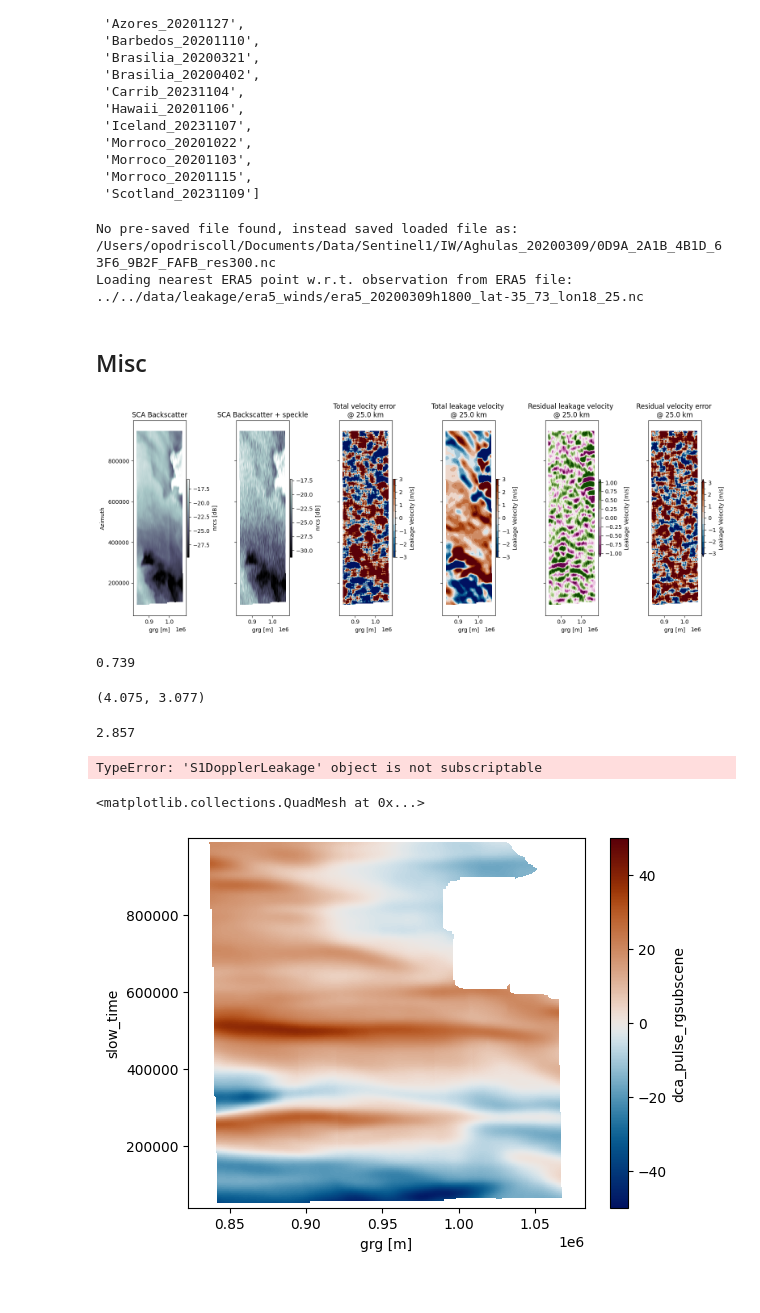
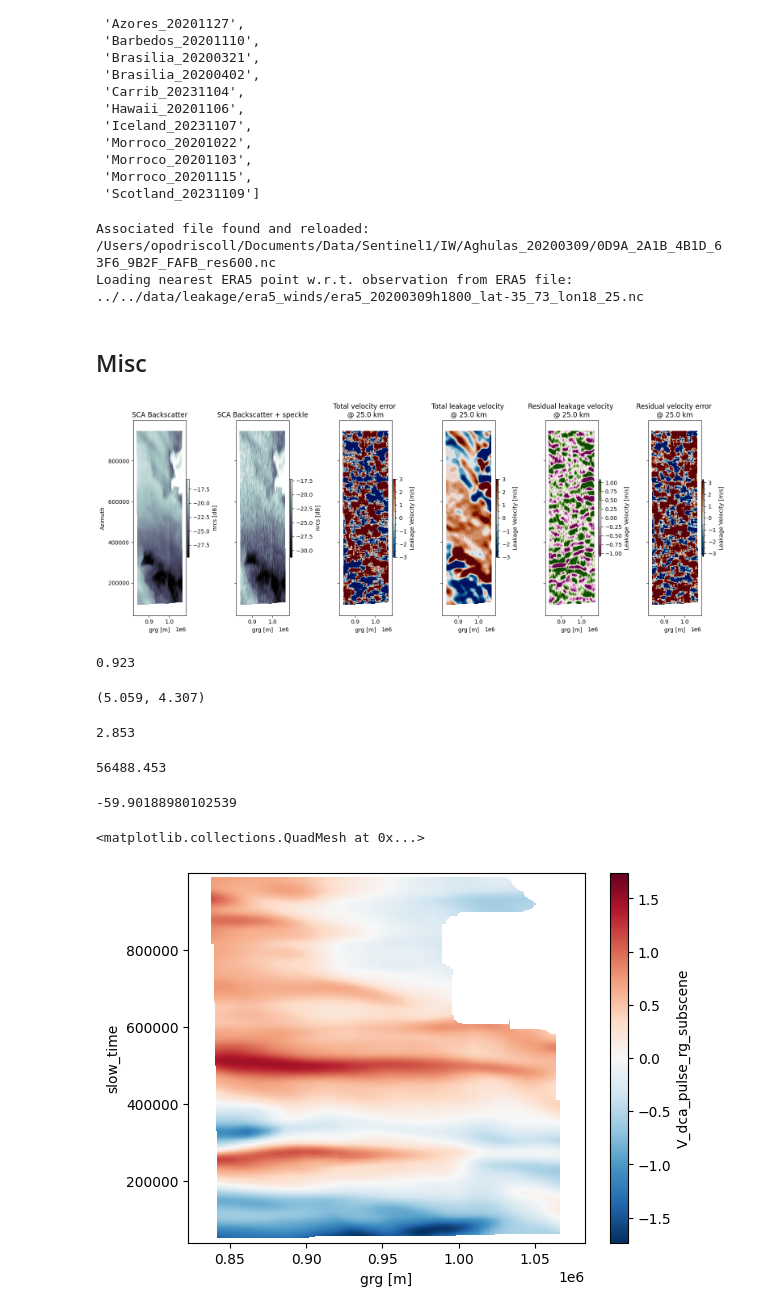
Before and after one commit to owenodriscoll/DopSCA_leakage, a Jupyter notebook: analyses/leakage/process_sentinel1_chain.ipynb, the cells around one changed output. Cells and saved outputs as stored; diff of their text form; code cells hidden in the pictures.

```diff
--- a/analyses/leakage/process_sentinel1_chain.ipynb
+++ b/analyses/leakage/process_sentinel1_chain.ipynb
@@ -62,7 +61,7 @@ test = S1DopplerLeakage(
     az_footprint_cutoff=80_000,
     vx_sat=6_800,
     PRF=4,
-    grid_spacing=300,
+    grid_spacing=600,
     antenna_length=2.87,
     antenna_height=0.32,
     beam_pattern= 'phased_array', #'phased_array', sinc
@@ -91,7 +90,7 @@ test = S1DopplerLeakage(
 # test.compute_leakage_velocity_estimate()
 test.apply()
 # %% [output]
-No pre-saved file found, instead saved loaded file as: /Users/opodriscoll/Documents/Data/Sentinel1/IW/Aghulas_20200309/0D9A_2A1B_4B1D_63F6_9B2F_FAFB_res300.nc
+Associated file found and reloaded: /Users/opodriscoll/Documents/Data/Sentinel1/IW/Aghulas_20200309/0D9A_2A1B_4B1D_63F6_9B2F_FAFB_res600.nc
 Loading nearest ERA5 point w.r.t. observation from ERA5 file: ../../data/leakage/era5_winds/era5_20200309h1800_lat-35_73_lon18_25.nc
 # %% [markdown]
 ## Misc
@@ -143,25 +142,23 @@ _ = [ax.axes.set_aspect('equal') for ax in axes.ravel()]
 
 plt.tight_layout()
 # %% [output]
-[figure, old version]
+[figure, new version]
 # %%
 func_rmse = lambda x, rounding=3:  np.round(np.sqrt(np.mean(x**2)).values*1, rounding)
 func_rmse(net_leakage)
 # %% [output]
-0.739
+0.923
 # %%
 func_rmse(test.data.V_sigma_subscene * plot_cut), func_rmse(net_velocity_error)
 # %% [output]
-(4.075, 3.077)
+(5.059, 4.307)
 # %%
 func_rmse(test.data.V_leakage_pulse_rg_subscene)
 # %% [output]
-2.857
+2.853
 # %%
 data_dir_dca = "/Users/opodriscoll/Documents/Data/Sentinel1/DCA/"
 files_dca = glob.glob(f"{data_dir_dca+scenario}/*.nc")
 # files_dca = [file for file in files_dca if 'S1A' in file]
 files_dca
-a = add_dca_to_leakage_class(test, files_dca=files_dca)
+add_dca_to_leakage_class(test, files_dca=files_dca)
-# %% [output]
-TypeError: 'S1DopplerLeakage' object is not subscriptable
@@ -168,5 +167,13 @@ TypeError: 'S1DopplerLeakage' object is not subscriptable
+# %%
+np.nansum(((test.data.V_dca_pulse_rg_subscene - test.data.V_dca_pulse_rg_subscene.mean())**2).compute())
+# %% [output]
+56488.453
+# %%
+t#.compute()
+# %% [output]
+-59.90188980102539
 # %%
-test.data.dca_pulse_rgsubscene.T.plot(vmin =-50, vmax = 50, cmap = cmc.vik)
+test.data.V_dca_pulse_rg_subscene.T.plot()
 # %% [output]
 <matplotlib.collections.QuadMesh at 0x...>
-[figure, old version]
+[figure, new version]
```
Also changed, not shown: parts of 4 cells of this notebook, 3 other files.
